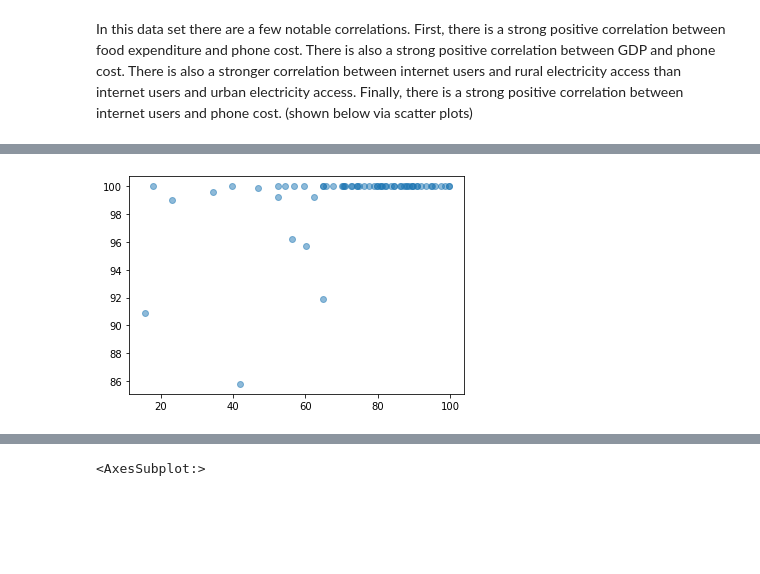
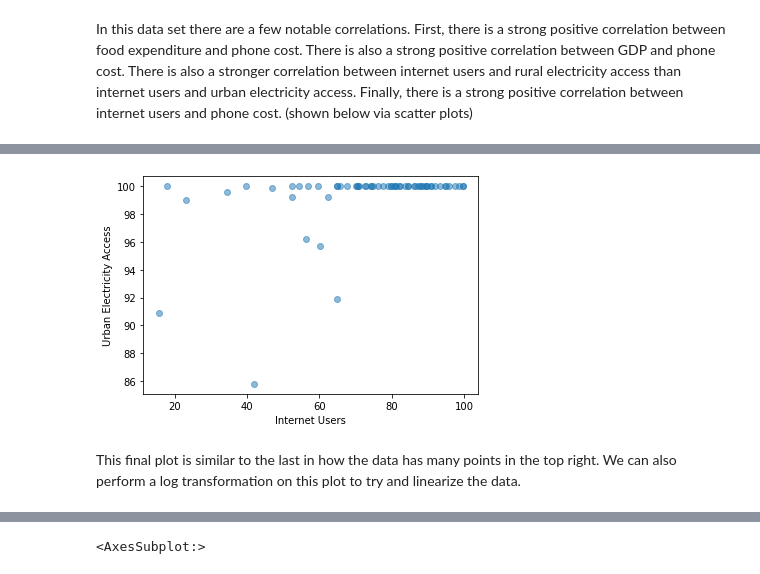
Before and after one commit to tklausner/info2950-project, a Jupyter notebook: INFO2950_Project.ipynb, the cells around one changed output, grey strips where cells are left out. Cells and saved outputs as stored; diff of their text form; code cells hidden in the pictures; blank space fills up the shorter version.

```diff
--- a/INFO2950_Project.ipynb
+++ b/INFO2950_Project.ipynb
@@ -227,5 +295,9 @@ plt.show()
 # %%
 plt.scatter(if_data['internet_users'],if_data['urban_elec_access'], alpha=0.5)
+plt.xlabel('Internet Users')
+plt.ylabel('Urban Electricity Access')
 plt.show()
 # %% [output]
-[figure, old version]
+[figure, new version]
+# %% [markdown]
+This final plot is similar to the last in how the data has many points in the top right. We can also perform a log transformation on this plot to try and linearize the data.
```
Also changed, not shown: parts of 28 cells of this notebook.
